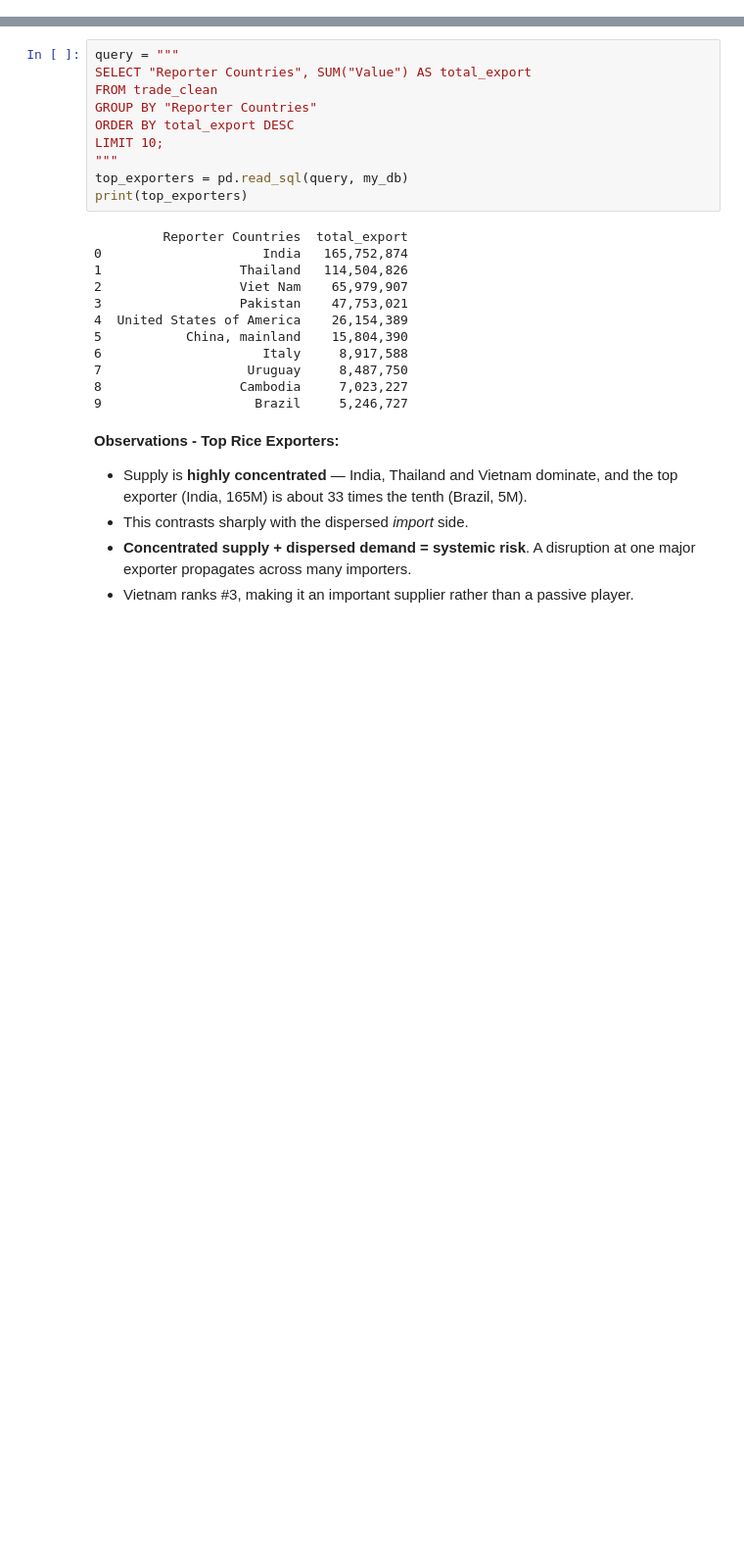
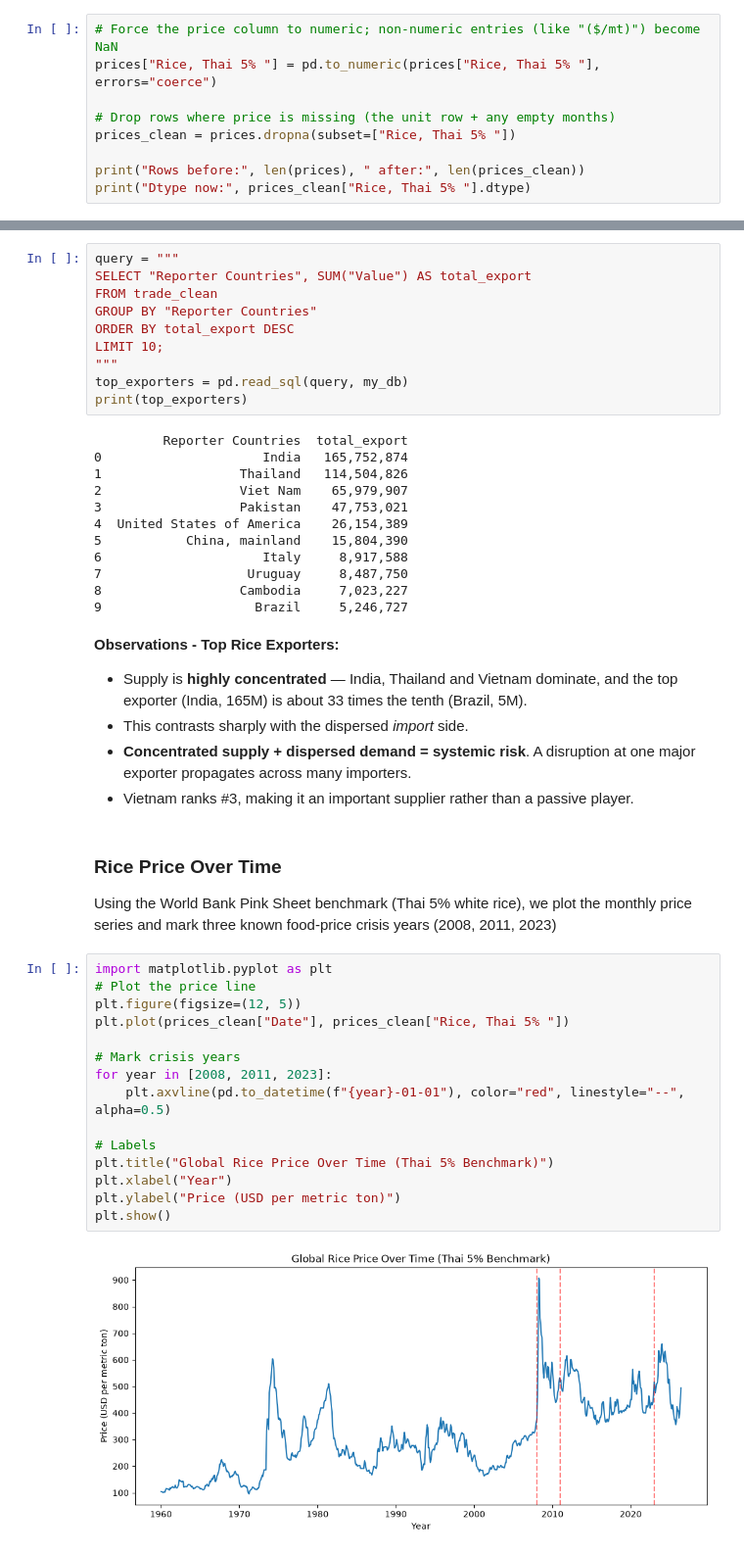
Before and after one commit to vesperlune07/global-rice-network, a Jupyter notebook: 01_collect_clean.ipynb, the cells around one changed output, grey strips where cells are left out. Shown at 98% size. Drawn from its saved outputs; the diff is of its cells as text; blank space fills up the shorter version.

```diff
--- a/01_collect_clean.ipynb
+++ b/01_collect_clean.ipynb
@@ -162,3 +162,12 @@ my_db.commit()
 print ("Saved cleaned table 'trade_clean':", trade_long.shape)
 # %% [output]
 Saved cleaned table 'trade_clean': (37886, 4)
+# %%
+# Force the price column to numeric; non-numeric entries (like "($/mt)") become NaN
+prices["Rice, Thai 5% "] = pd.to_numeric(prices["Rice, Thai 5% "], errors="coerce")
+
+# Drop rows where price is missing (the unit row + any empty months)
+prices_clean = prices.dropna(subset=["Rice, Thai 5% "])
+
+print("Rows before:", len(prices), " after:", len(prices_clean))
+print("Dtype now:", prices_clean["Rice, Thai 5% "].dtype)
@@ -224,3 +241,23 @@ print(top_exporters)
 - This contrasts sharply with the dispersed *import* side.
 - **Concentrated supply + dispersed demand = systemic risk**. A disruption at one major exporter propagates across many importers.
 - Vietnam ranks #3, making it an important supplier rather than a passive player.
+# %% [markdown]
+### Rice Price Over Time
+Using the World Bank Pink Sheet benchmark (Thai 5% white rice), we plot the monthly price series and mark three known food-price crisis years (2008, 2011, 2023)
+# %%
+import matplotlib.pyplot as plt
+# Plot the price line
+plt.figure(figsize=(12, 5))
+plt.plot(prices_clean["Date"], prices_clean["Rice, Thai 5% "])
+
+# Mark crisis years
+for year in [2008, 2011, 2023]:
+    plt.axvline(pd.to_datetime(f"{year}-01-01"), color="red", linestyle="--", alpha=0.5)
+
+# Labels
+plt.title("Global Rice Price Over Time (Thai 5% Benchmark)")
+plt.xlabel("Year")
+plt.ylabel("Price (USD per metric ton)")
+plt.show()
+# %% [output]
+[figure, added]
```
Also changed, not shown: parts of 7 cells of this notebook, 2 other files.
